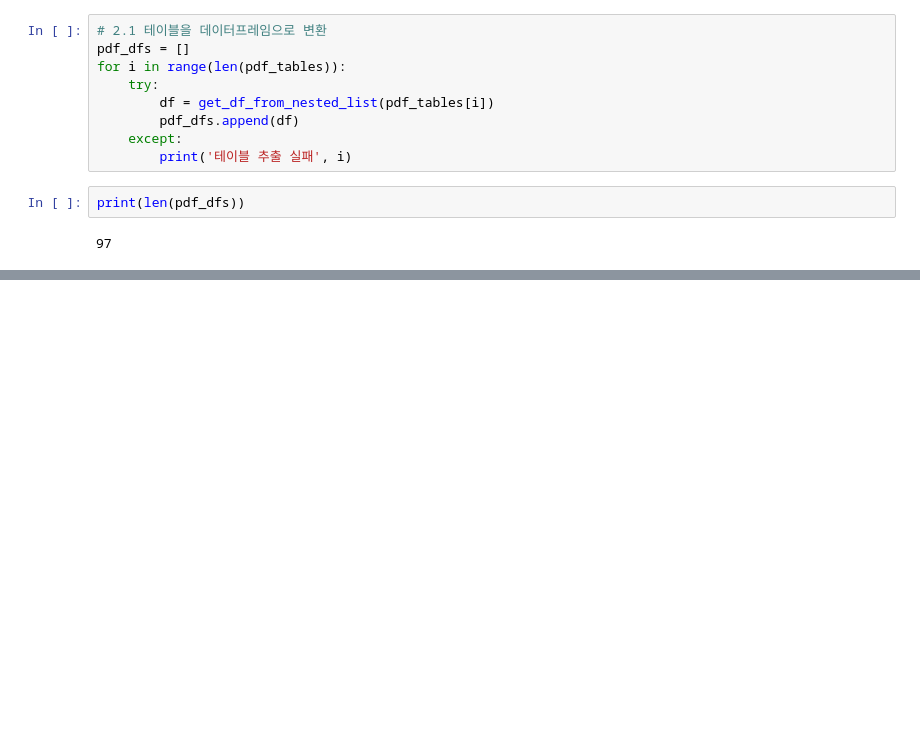
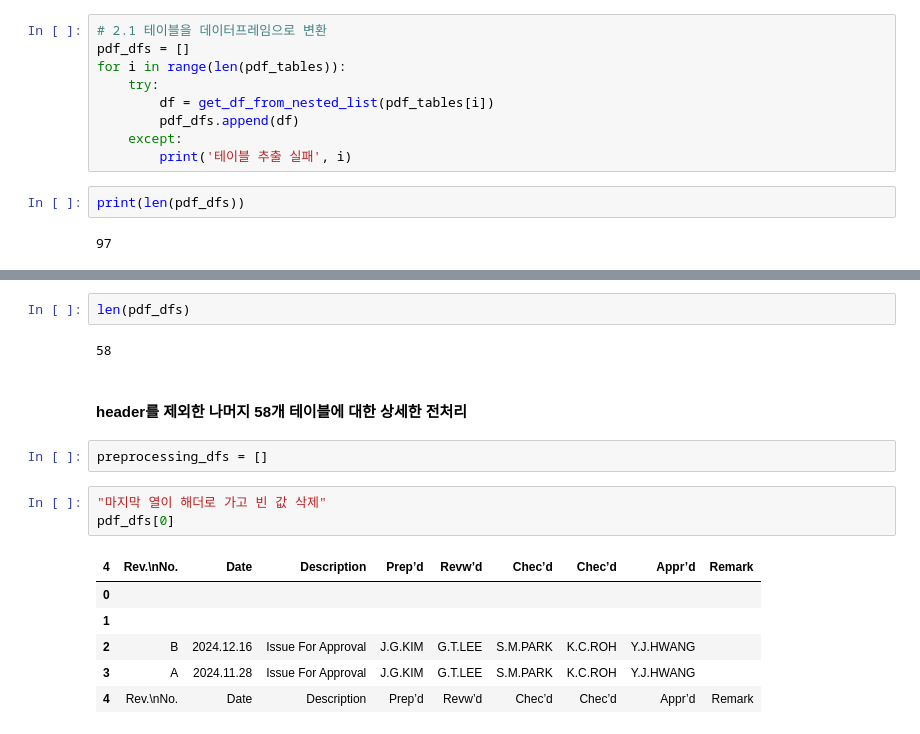
Before and after one commit to ggapsang/hello-pms, a Jupyter notebook: 01_extract_text_from_pdf.ipynb, the cells around one changed output, grey strips where cells are left out. Saved outputs shown, nothing was run; the diff lists cells and outputs as text; blank space fills up the shorter version.

```diff
--- a/01_extract_text_from_pdf.ipynb
+++ b/01_extract_text_from_pdf.ipynb
@@ -72,0 +170,18 @@ print(len(pdf_dfs))
+# %%
+len(pdf_dfs)
+# %% [output]
+58
+# %% [markdown]
+#### **header를 제외한 나머지 58개 테이블에 대한 상세한 전처리**
+# %%
+preprocessing_dfs = []
+# %%
+"마지막 열이 해더로 가고 빈 값 삭제"
+pdf_dfs[0]
+# %% [output]
+| 4 | Rev.\nNo. | Date | Description | Prep’d | Revw’d | Chec’d | Chec’d | Appr’d | Remark |
+| 0 |  |  |  |  |  |  |  |  |  |
+| 1 |  |  |  |  |  |  |  |  |  |
+| 2 | B | 2024.12.16 | Issue For Approval | J.G.KIM | G.T.LEE | S.M.PARK | K.C.ROH | Y.J.HWANG |  |
+| 3 | A | 2024.11.28 | Issue For Approval | J.G.KIM | G.T.LEE | S.M.PARK | K.C.ROH | Y.J.HWANG |  |
+| 4 | Rev.\nNo. | Date | Description | Prep’d | Revw’d | Chec’d | Chec’d | Appr’d | Remark |
```
Also changed, not shown: parts of 56 cells of this notebook.
